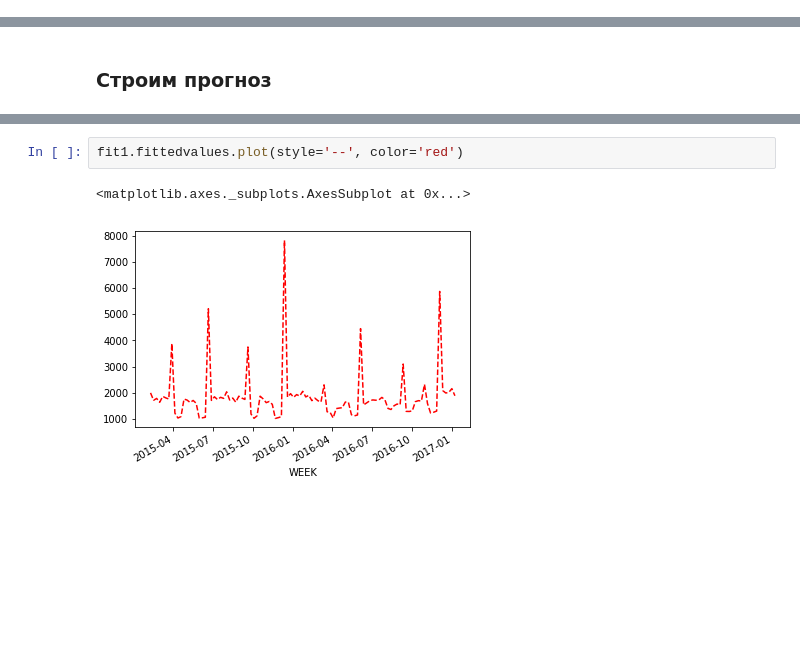
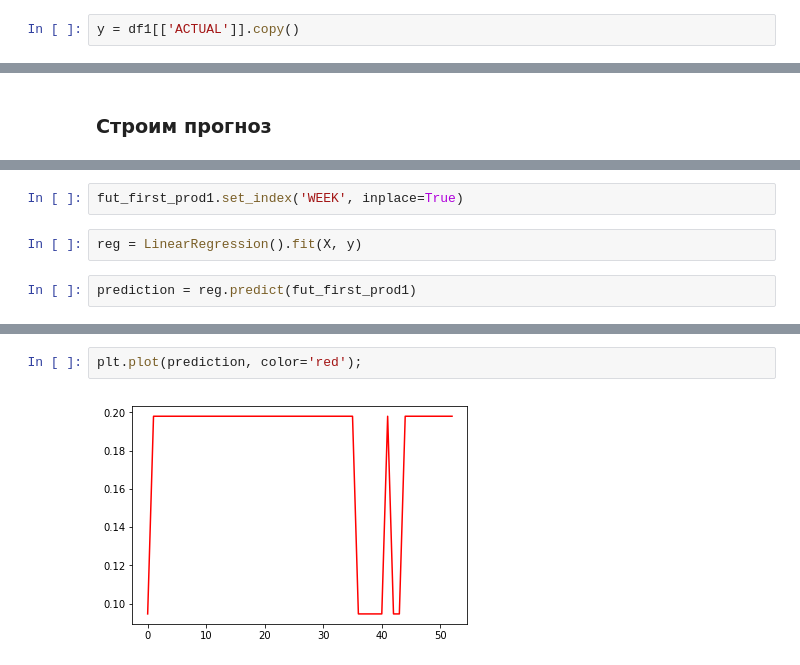
Before and after one commit to antonlagunov1623/ITechArt_lab, a Jupyter notebook: task1.ipynb, the cells around one changed output, grey strips where cells are left out. Drawn from its saved outputs; the diff is of its cells as text; blank space fills up the shorter version.

```diff
--- a/task1.ipynb
+++ b/task1.ipynb
@@ -629,0 +705,2 @@ ses_test = first_item1.drop('PROMO', axis=1).set_index('WEEK')[100:]
+# %%
+y = df1[['ACTUAL']].copy()
@@ -639,0 +734,6 @@ fit1 = ExponentialSmoothing(ses_train, seasonal_periods=21, trend='add', seasona
+# %%
+fut_first_prod1.set_index('WEEK', inplace=True)
+# %%
+reg = LinearRegression().fit(X, y)
+# %%
+prediction = reg.predict(fut_first_prod1)
@@ -640,5 +760,4 @@ fit1 = ExponentialSmoothing(ses_train, seasonal_periods=21, trend='add', seasona
 # %%
-fit1.fittedvalues.plot(style='--', color='red')
+plt.plot(prediction, color='red');
 # %% [output]
-<matplotlib.axes._subplots.AxesSubplot at 0x...>
-[figure, old version]
+[figure, new version]
```
Also changed, not shown: parts of 161 cells of this notebook.
